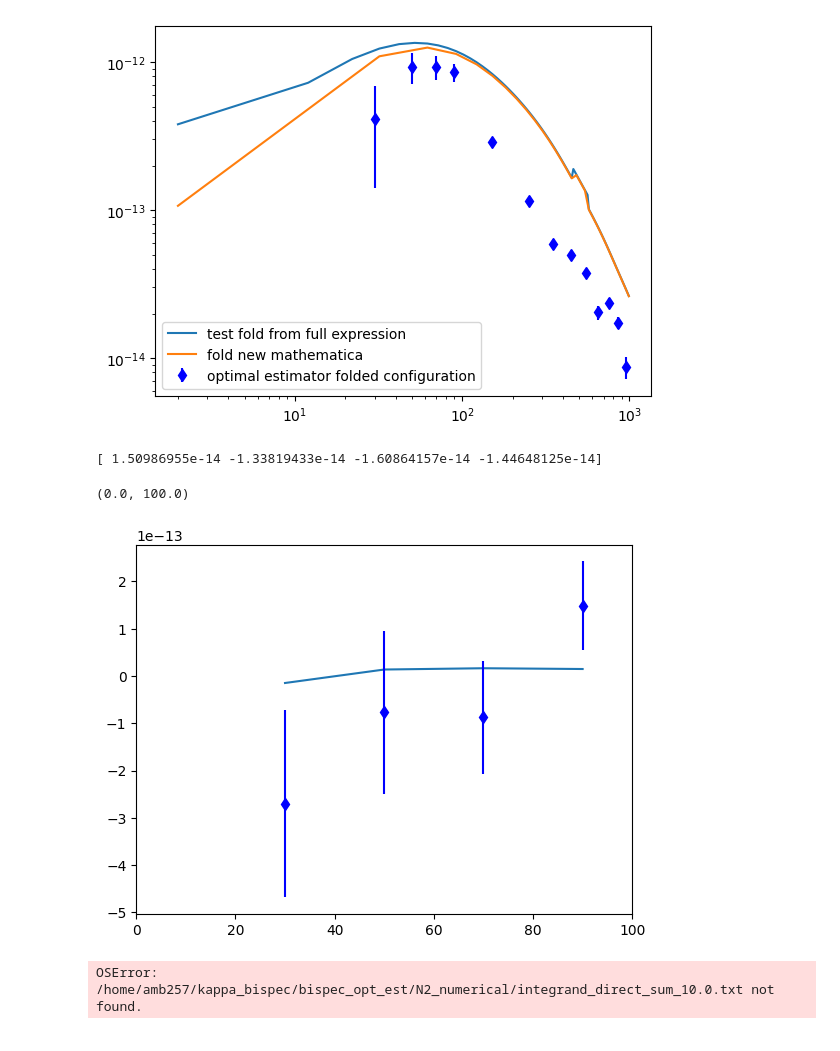
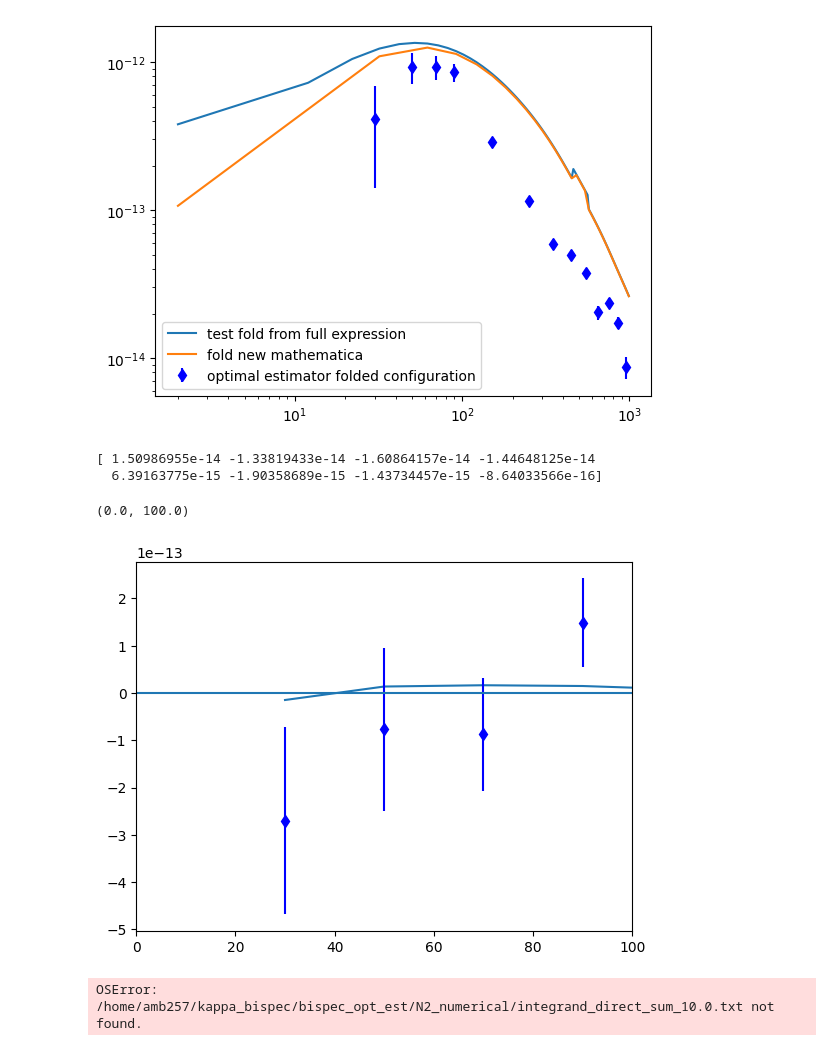
Before and after one commit to aleksandrbowkis/bispec_opt_est, a Jupyter notebook: N2_numerical/N2_tests.ipynb, the cells around one changed output. Cells and saved outputs as stored; diff of their text form; code cells hidden in the pictures.

```diff
--- a/N2_numerical/N2_tests.ipynb
+++ b/N2_numerical/N2_tests.ipynb
@@ -205,13 +189,15 @@ plt.legend()
 # %%
 bin_mid, binning_test = np.load('/home/amb257/kappa_bispec/bispec_opt_est/N2_numerical/Binning_effects/binning_tests_outputs/binned_equilateral.npy')
 print(binning_test)
 plt.plot(bin_mid, -1* binning_test)
 plt.errorbar(L_opt_equi, opt_est_equi, yerr = err_equi, fmt='bd', label = 'optimal estimator folded configuration')
+plt.hlines(0, 0, 1000)
 plt.xlim(0,100)
 # %% [output]
-[ 1.50986955e-14 -1.33819433e-14 -1.60864157e-14 -1.44648125e-14]
+[ 1.50986955e-14 -1.33819433e-14 -1.60864157e-14 -1.44648125e-14
+  6.39163775e-15 -1.90358689e-15 -1.43734457e-15 -8.64033566e-16]
 (0.0, 100.0)
-[figure, old version]
+[figure, new version]
 # %%
 # Load in the integrand used for the direct sum calculation
 ell, integrand = np.loadtxt('/home/amb257/kappa_bispec/bispec_opt_est/N2_numerical/integrand_direct_sum_10.0.txt')
```
Also changed, not shown: parts of 1 cell of this notebook, 15 other files.
